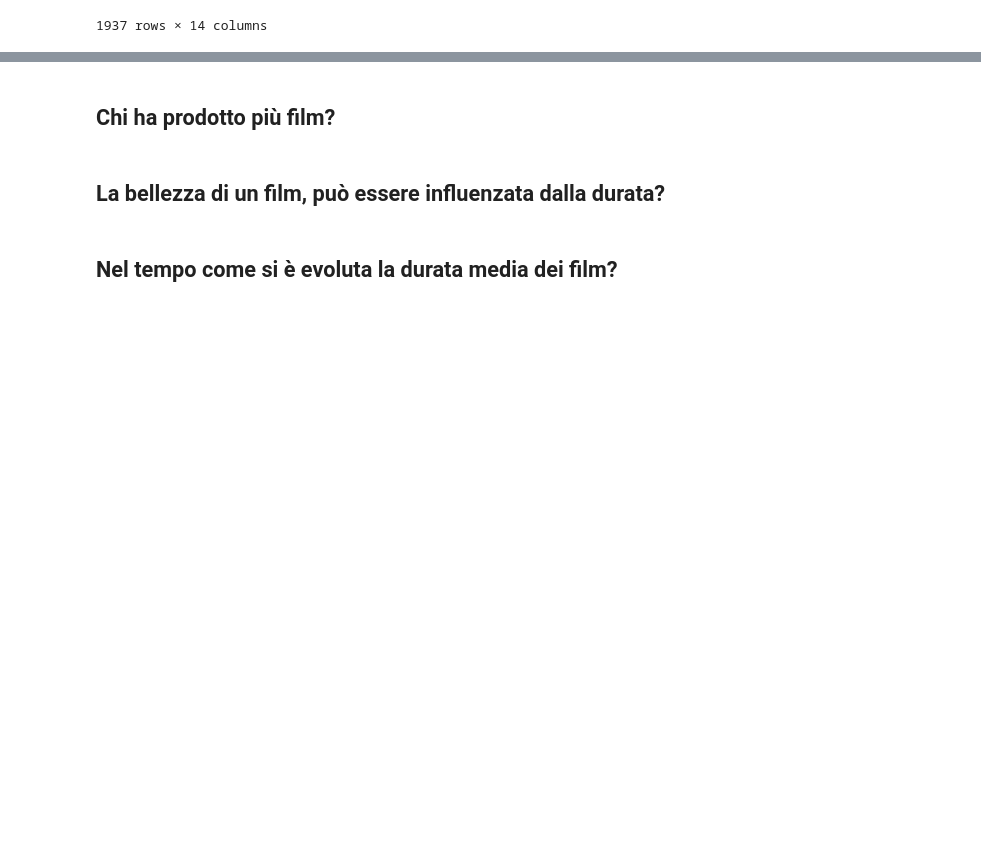
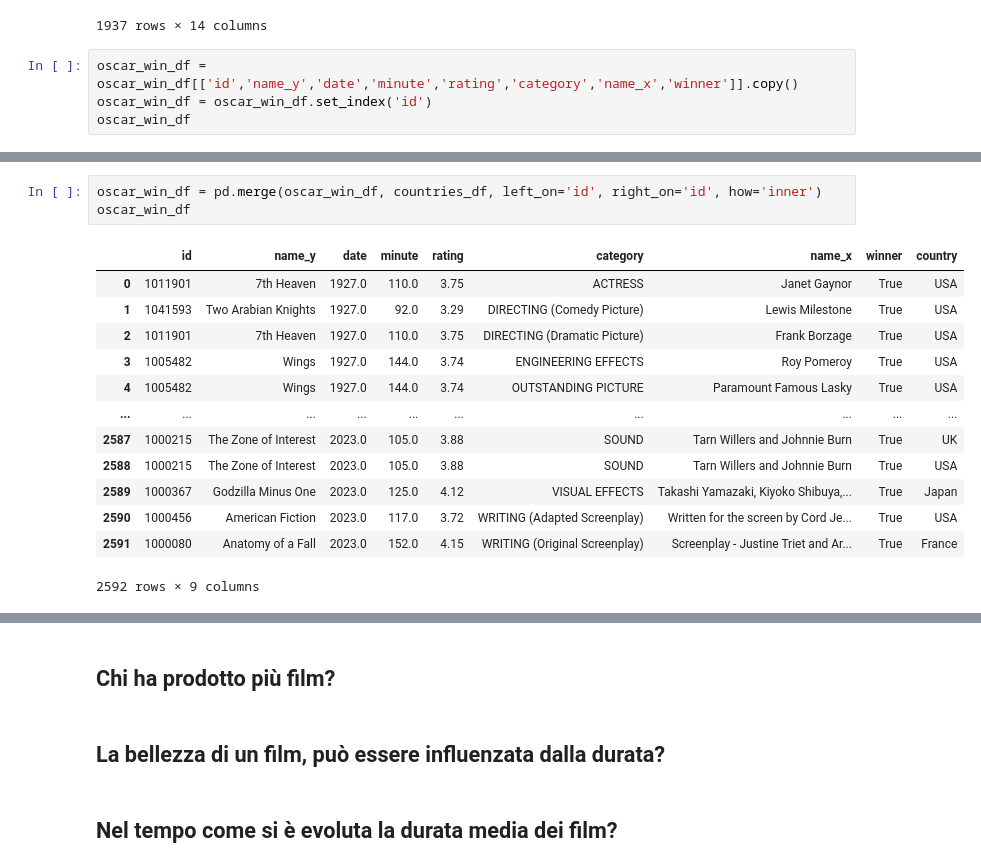
Before and after one commit to RasoFederico/ProgettoIUM-TWEB, a Jupyter notebook: Progetto_IUM/ProgettoIUM.ipynb, the cells around one changed output, grey strips where cells are left out. Drawn from its saved outputs; the diff is of its cells as text; blank space fills up the shorter version.

```diff
--- a/Progetto_IUM/ProgettoIUM.ipynb
+++ b/Progetto_IUM/ProgettoIUM.ipynb
@@ -110,3 +115,7 @@ oscar_win_df
 | 1935 | 2023 | 2024 | 96 | WRITING (Adapted Screenplay) | Written for the screen by Cord Je... | American Fiction | True | 1000456 | American Fiction | 2023.0 | ... |
 | 1936 | 2023 | 2024 | 96 | WRITING (Original Screenplay) | Screenplay - Justine Triet and Ar... | Anatomy of a Fall | True | 1000080 | Anatomy of a Fall | 2023.0 | ... |
 1937 rows × 14 columns
+# %%
+oscar_win_df = oscar_win_df[['id','name_y','date','minute','rating','category','name_x','winner']].copy()
+oscar_win_df = oscar_win_df.set_index('id')
+oscar_win_df
@@ -112,0 +137,17 @@ oscar_win_df
+# %%
+oscar_win_df = pd.merge(oscar_win_df, countries_df, left_on='id', right_on='id', how='inner')
+oscar_win_df
+# %% [output]
+|  | id | name_y | date | minute | rating | category | name_x | winner | country |
+| 0 | 1011901 | 7th Heaven | 1927.0 | 110.0 | 3.75 | ACTRESS | Janet Gaynor | True | USA |
+| 1 | 1041593 | Two Arabian Knights | 1927.0 | 92.0 | 3.29 | DIRECTING (Comedy Picture) | Lewis Milestone | True | USA |
+| 2 | 1011901 | 7th Heaven | 1927.0 | 110.0 | 3.75 | DIRECTING (Dramatic Picture) | Frank Borzage | True | USA |
+| 3 | 1005482 | Wings | 1927.0 | 144.0 | 3.74 | ENGINEERING EFFECTS | Roy Pomeroy | True | USA |
+| 4 | 1005482 | Wings | 1927.0 | 144.0 | 3.74 | OUTSTANDING PICTURE | Paramount Famous Lasky | True | USA |
+| ... | ... | ... | ... | ... | ... | ... | ... | ... | ... |
+| 2587 | 1000215 | The Zone of Interest | 2023.0 | 105.0 | 3.88 | SOUND | Tarn Willers and Johnnie Burn | True | UK |
+| 2588 | 1000215 | The Zone of Interest | 2023.0 | 105.0 | 3.88 | SOUND | Tarn Willers and Johnnie Burn | True | USA |
+| 2589 | 1000367 | Godzilla Minus One | 2023.0 | 125.0 | 4.12 | VISUAL EFFECTS | Takashi Yamazaki, Kiyoko Shibuya,... | True | Japan |
+| 2590 | 1000456 | American Fiction | 2023.0 | 117.0 | 3.72 | WRITING (Adapted Screenplay) | Written for the screen by Cord Je... | True | USA |
+| 2591 | 1000080 | Anatomy of a Fall | 2023.0 | 152.0 | 4.15 | WRITING (Original Screenplay) | Screenplay - Justine Triet and Ar... | True | France |
+2592 rows × 9 columns
```
Also changed, not shown: parts of 5 cells of this notebook.
